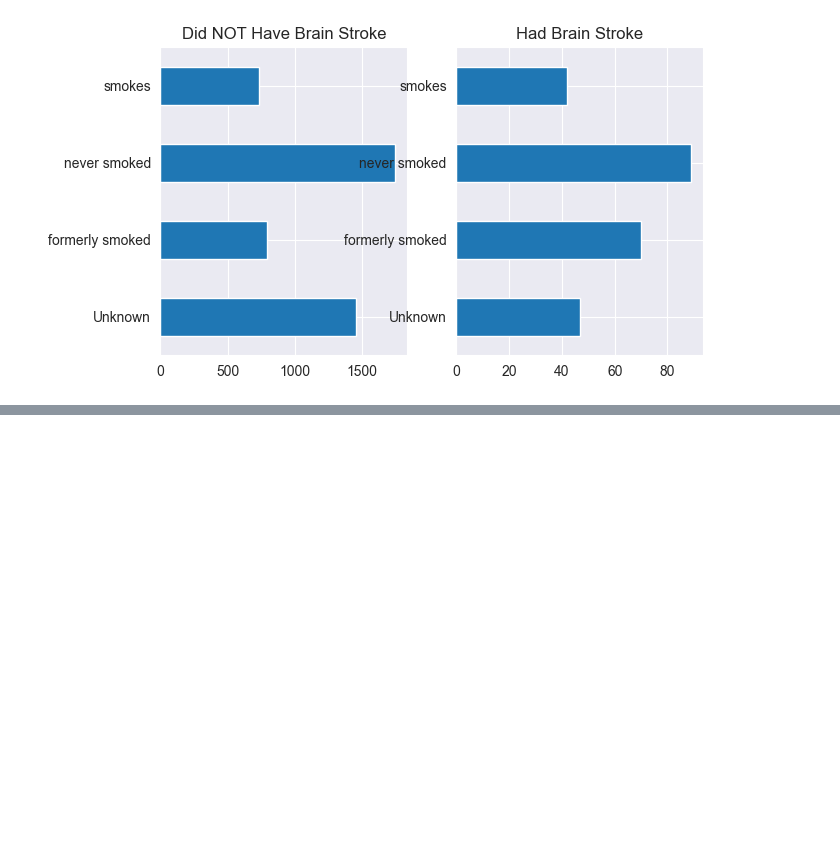
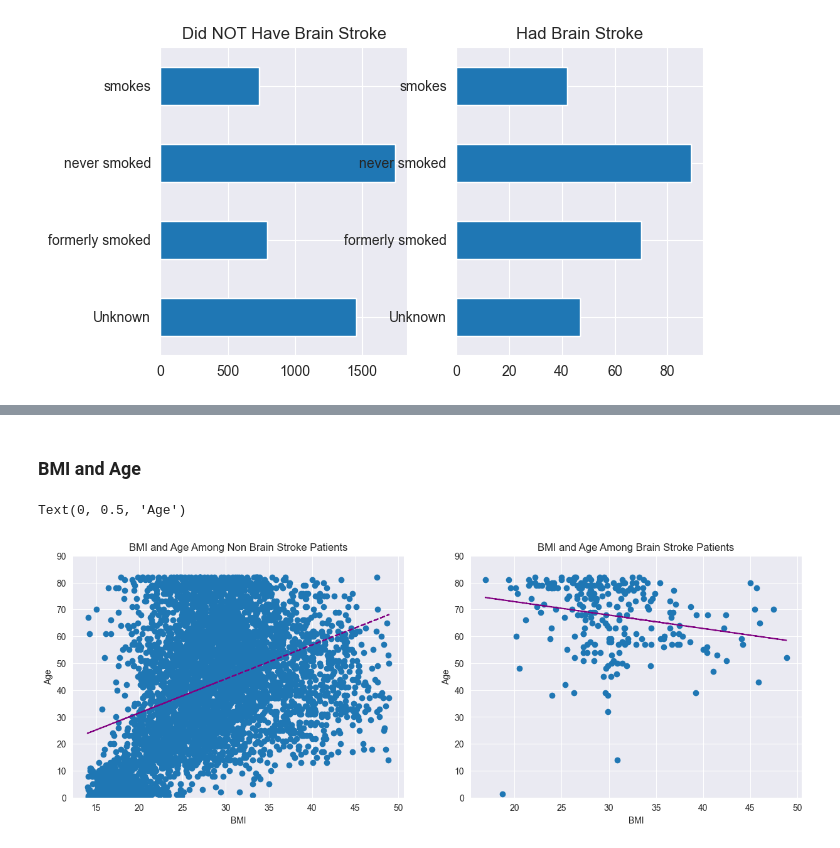
Before and after one commit to leena-kang/brain_stroke_EDA, a Jupyter notebook: Stroke EDA.ipynb, the cells around one changed output, grey strips where cells are left out. Drawn from its saved outputs; the diff is of its cells as text; code cells hidden in the pictures; blank space fills up the shorter version.

```diff
--- a/Stroke EDA.ipynb
+++ b/Stroke EDA.ipynb
@@ -555,0 +650,26 @@ Distribution of smoking status is very similar between brain stroke patients and
+# %% [markdown]
+### BMI and Age
+# %%
+plt.figure(figsize=(15,5))
+
+a,b = np.polyfit(no_bs.bmi, no_bs.age, 1)
+c,d = np.polyfit(bs.bmi, bs.age, 1)
+
+plt.subplot(1,2,1)
+plt.scatter(no_bs.bmi, no_bs.age)
+plt.plot(no_bs.bmi, a*(no_bs.bmi)+b, color='purple', linestyle='--')
+plt.title('BMI and Age Among Non Brain Stroke Patients')
+plt.xlabel('BMI')
+plt.ylim(0,90)
+plt.ylabel('Age')
+
+plt.subplot(1,2,2)
+plt.scatter(bs.bmi, bs.age)
+plt.plot(bs.bmi, c*(bs.bmi)+d, color='purple', linestyle='--')
+plt.title('BMI and Age Among Brain Stroke Patients')
+plt.xlabel('BMI')
+plt.ylim(0,90)
+plt.ylabel('Age')
+# %% [output]
+Text(0, 0.5, 'Age')
+[figure, added]
```
Also changed, not shown: parts of 58 cells of this notebook.
